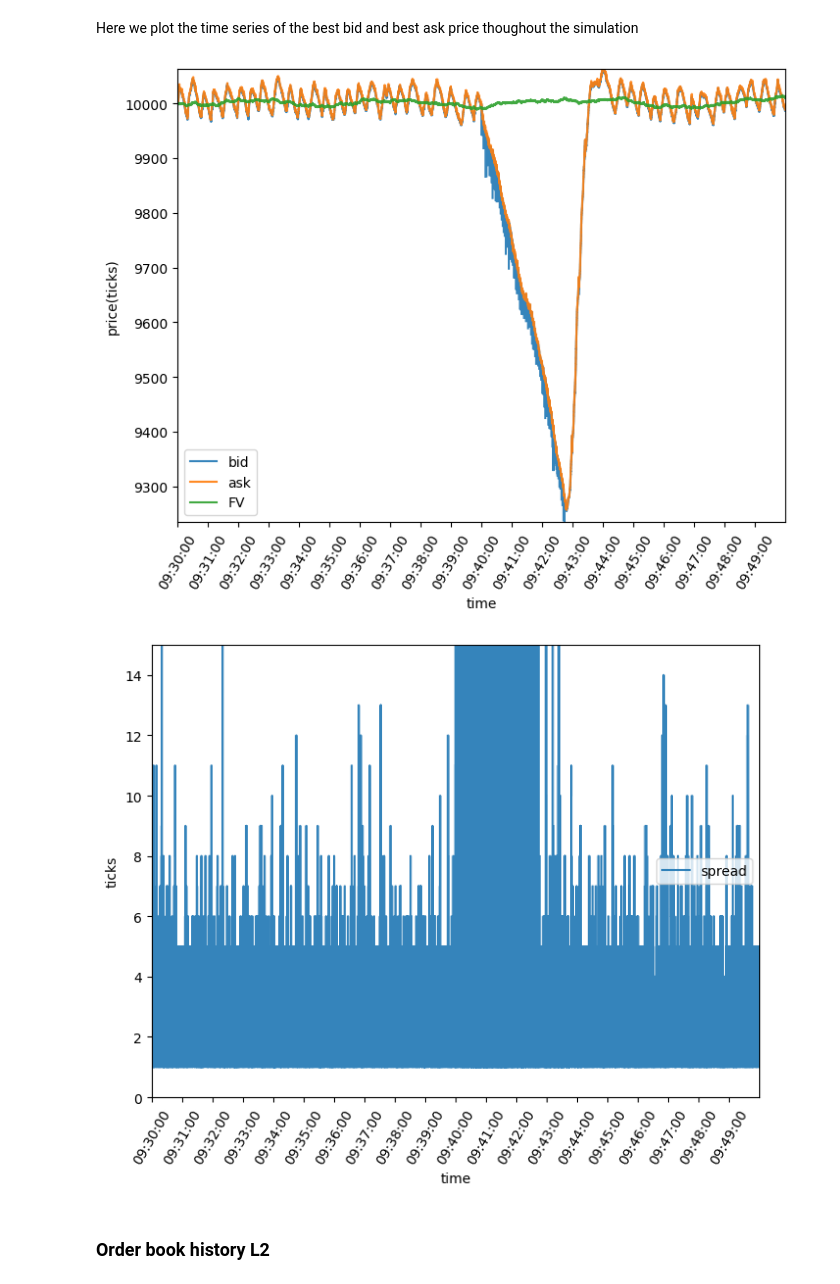
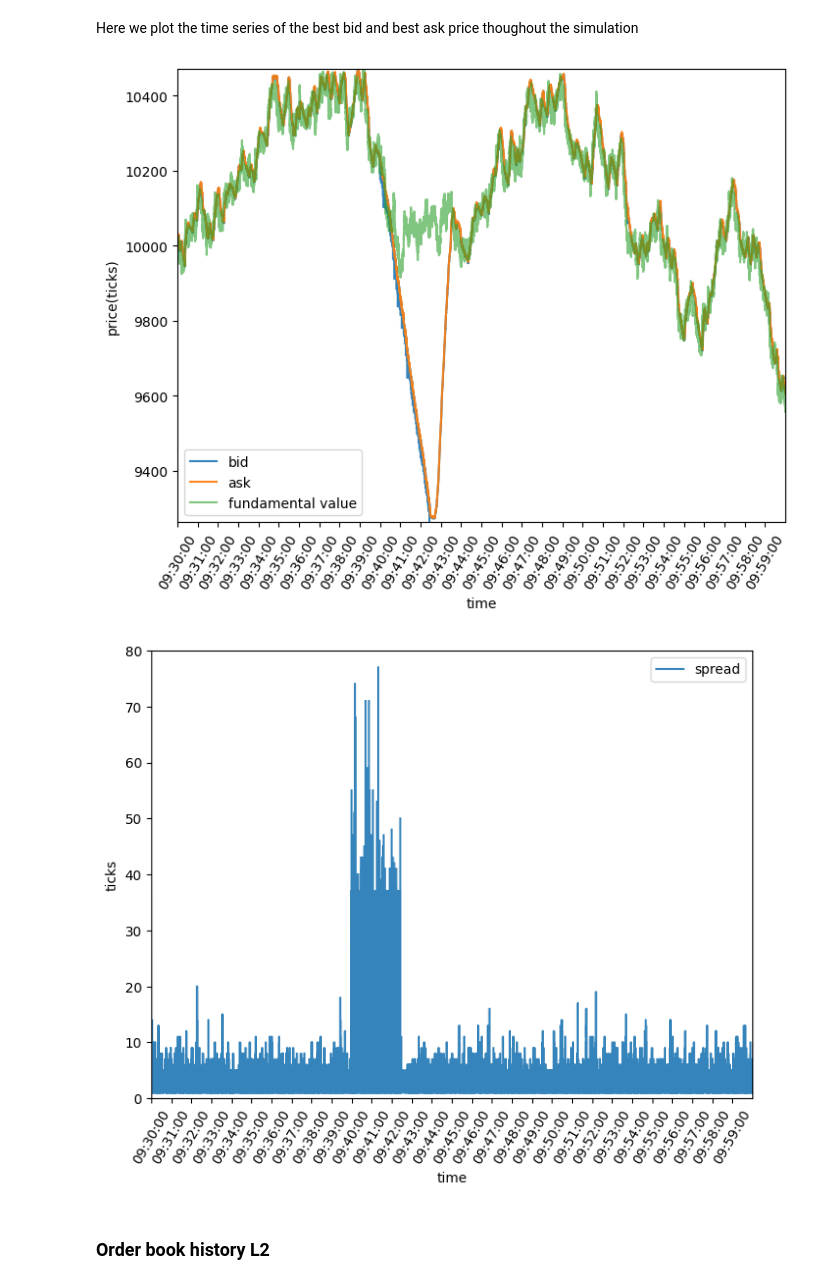
Before and after one commit to joelchu8/agent_based_learning_for_finance, a Jupyter notebook: notebooks/demo_flash_crash.ipynb, the cells around one changed output. Drawn from its saved outputs; the diff is of its cells as text; code cells hidden in the pictures.

```diff
--- a/notebooks/demo_flash_crash.ipynb
+++ b/notebooks/demo_flash_crash.ipynb
@@ -27,12 +28,16 @@ The config object is a dictionnary containing key elements like, start time, end
 # %%
 oracle_config = GBMOracleConfig(mu=1e-9, sigma=0.0135)
 mm_config = MarketMakerAgentConfig(price_skew_param=4, wake_up_freq='1s', subscribe=False, subscribe_freq='1s', subscribe_num_levels=10)
+# mm_config = MarketMakerAgentConfig(price_skew_param=4, wake_up_freq=1e9 * (5) , subscribe=False, subscribe_freq='1s', subscribe_num_levels=10)
 value_agent_config = ValueAgentConfig(kappa_limit=0.3, kappa_mkt=0.1, mean_wakeup_gap=1e8)
+# value_agent_config = ValueAgentConfig(kappa_limit=0.3, kappa_mkt=0.1, mean_wakeup_gap=1e8 * (5))
 momentum_agent_config = MomentumAgentConfig(beta_limit=50, beta_mkt=20, wake_up_freq='1s', subscribe=False)
+# momentum_agent_config = MomentumAgentConfig(beta_limit=50, beta_mkt=20, wake_up_freq=1e9 * (5), subscribe=False)
+
 exchange_config = ExchangeConfig(log_orders=True)
-institutional_config = InstitutionalTraderAgentConfig(inventory=1e8, sell_frequency="00:00:02", sell_volume_factor=100)
+institutional_config = InstitutionalTraderAgentConfig(inventory=1e13, sell_frequency="00:00:02", sell_volume_factor=1000)
 
-config = build_config(seed=50, end_time="09:50:00", num_noise_agents=5, num_value_agents=10, num_mm_agents=15, num_long_momentum_agents=5, num_short_momentum_agents=5, oracle_params=oracle_config,
+config = build_config(seed=50, end_time="10:00:00", num_noise_agents=15, num_value_agents=10, num_mm_agents=19, num_long_momentum_agents=5, num_short_momentum_agents=5, oracle_params=oracle_config,
                       mm_agent_params=mm_config, value_agent_params=value_agent_config, momentum_agent_params=momentum_agent_config)
 config['stdout_log_level'] = 'INFO'
 # %% [output]
@@ -98,7 +114,7 @@ for symbol in end_state["agents"][0].oracle.f_log:
 # %%
 dfFund['time'] = dfFund['FundamentalTime'].apply( lambda x: x - ns_date(x))
 
-start, end = str_to_ns("09:30:00"), str_to_ns("09:50:00")
+start, end = str_to_ns("09:30:00"), str_to_ns("10:00:00")
 
 dfFund = dfFund[(dfFund['time'] > start) & (dfFund['time'] < end)].copy()
 
@@ -135,42 +151,42 @@ best_asks = pd.DataFrame(L1["best_asks"],columns=["time","price","qty"])
 best_bids["time"] = best_bids["time"].apply( lambda x: x - ns_date(x) )
 best_asks["time"] = best_asks["time"].apply( lambda x: x - ns_date(x) )
 
-start, end = str_to_ns("09:30:00"), str_to_ns("09:50:00")
+start, end = str_to_ns("09:30:00"), str_to_ns("10:00:00")
 
 best_bids = best_bids[(best_bids['time'] > start) & (best_bids['time'] < end)]
 best_asks = best_asks[(best_asks['time'] > start) & (best_asks['time'] < end)]
 
 y_max, y_min = best_asks.price.max(), best_bids.price.min()
 
 fig, ax = plt.subplots(figsize=(8, 6))
 ax.plot(best_bids.time,best_bids.price, alpha=0.9, label='bid')
 ax.plot(best_asks.time,best_asks.price, alpha=0.9, label='ask')
-ax.plot(dfFund.time, dfFund.FundamentalValue, alpha=0.9, label='FV')
+ax.plot(dfFund.time, dfFund.FundamentalValue, alpha=0.6, label='fundamental value')
 ax.set_ylabel("price(ticks)")
 ax.set_xlabel("time")
 ax.set_ylim(y_min, y_max)
 ax.set_xlim(start, end)
 
 time_mesh = np.arange(start, end, 1e9*60)
 ax.set_xticks(time_mesh, [fmt_ts(time).split(" ")[1] for time in time_mesh], rotation=60)
 plt.legend(loc='best')
 plt.show()
 
 spread = best_asks.price - best_bids.price
 
 fig, ax = plt.subplots(figsize=(8, 6))
 ax.plot(best_bids.time, spread, alpha=0.9, label='spread')
 ax.set_ylabel("ticks")
 ax.set_xlabel("time")
-ax.set_ylim(0, 15)
+ax.set_ylim(0, 80)
 ax.set_xlim(start, end)
 
 ax.set_xticks(time_mesh, [fmt_ts(time).split(" ")[1] for time in time_mesh], rotation=60)
 plt.legend(loc='best')
 plt.show()
 # %% [output]
-[figure, old version]
+[figure, new version]
-[figure, old version]
+[figure, new version]
 # %% [markdown]
 ### Order book history L2
 # %% [markdown]
```
Also changed, not shown: parts of 10 cells of this notebook, 9 other files.
